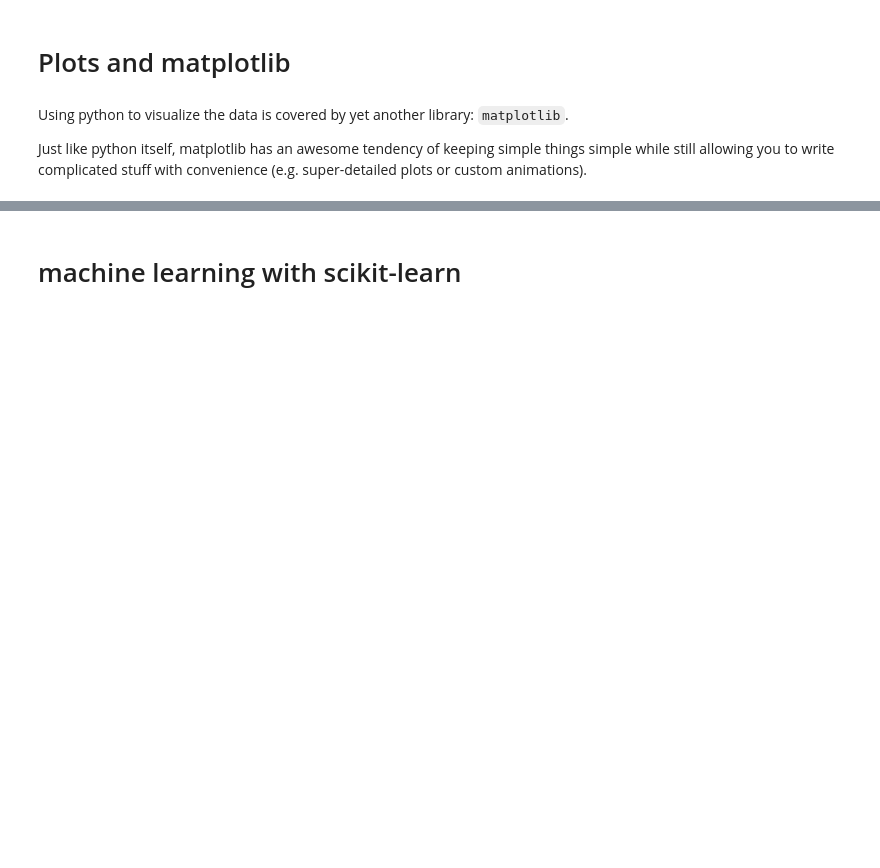
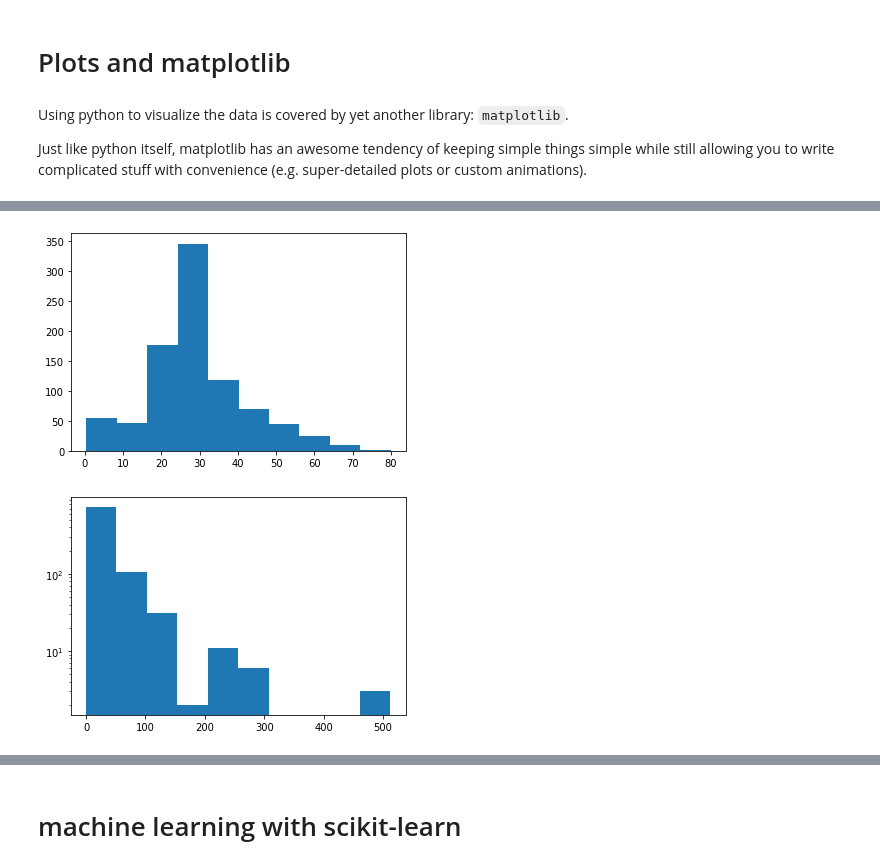
Before and after one commit to postolache/onboarding-ml, a Jupyter notebook: 02. Data Handling and Linear Regression/data-handling.ipynb, the cells around one changed output, grey strips where cells are left out. Cells and saved outputs as stored; diff of their text form; code cells hidden in the pictures; blank space fills up the shorter version.

```diff
--- a/02. Data Handling and Linear Regression/data-handling.ipynb
+++ b/02. Data Handling and Linear Regression/data-handling.ipynb
@@ -370,11 +528,20 @@ plt.hist([0,1,1,1,2,2,3,3,3,3,3,4,4,5,5,5,6,7,7,8,9,10], bins=5);
 # %%
 # plot a histogram of age and a histogram of ticket fares on separate plots
 
 ages = data["Age"]
 fares = data["Fare"]
 
-# your code here
-raise NotImplementedError
+plt.figure()
+plt.hist(ages)
+
+plt.figure()
+plt.hist(fares)
+plt.yscale('log')
+
+plt.show()
+# %% [output]
+[figure, added]
+[figure, added]
 # %%
 plt.scatter(data['Age'],
             np.log1p(data['Fare']),
```
Also changed, not shown: parts of 23 cells of this notebook, 1 other file.
